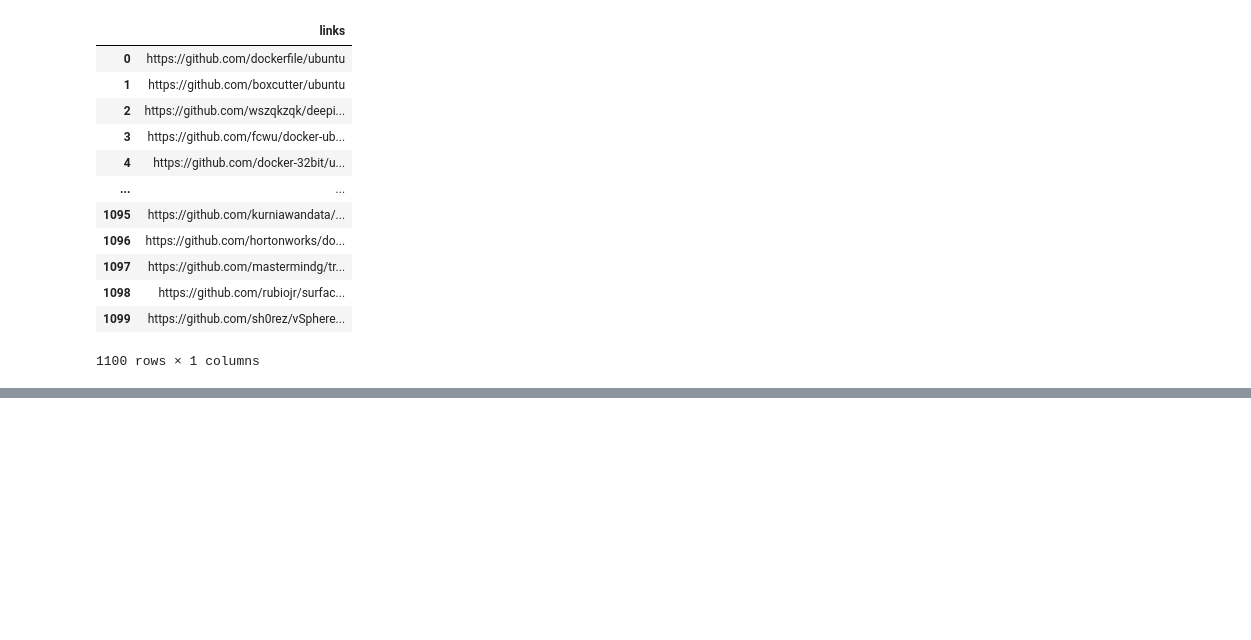
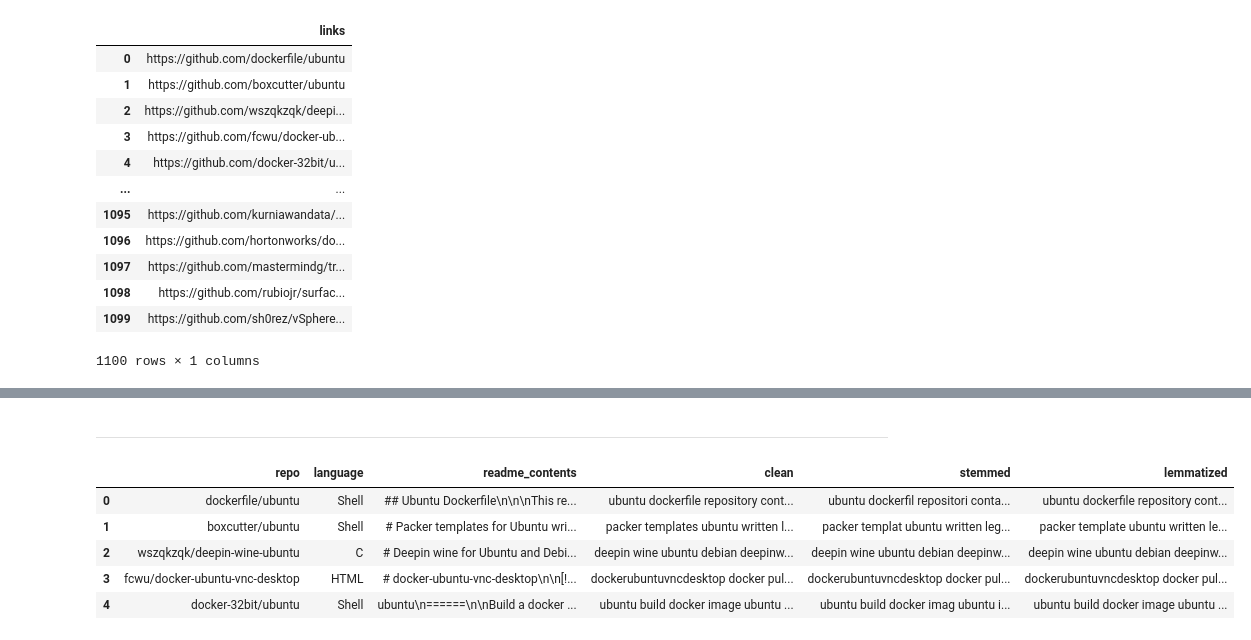
Before and after one commit to jemison-nlp-AnJeSt/github-NLP-project, a Jupyter notebook: Eyring-notebook.ipynb, the cells around one changed output, grey strips where cells are left out. Drawn from its saved outputs; the diff is of its cells as text; code cells hidden in the pictures; blank space fills up the shorter version.

Commit message:
adding some prep functions

```diff
--- a/Eyring-notebook.ipynb
+++ b/Eyring-notebook.ipynb
@@ -114,0 +198,4 @@ ubuntu.to_csv('ubuntu_repo_link', index=False)
+# %%
+#testing function:
+example = tokenize(example)
+example
@@ -114,0 +241,12 @@ ubuntu.to_csv('ubuntu_repo_link', index=False)
+# %%
+def lemmatize(string):
+    """This function takes in a string and returns a lemmatized version of the string."""
+    # create our lemmatizer object
+    wnl = nltk.stem.WordNetLemmatizer()
+    # use a list comprehension to lemmatize each word
+    # string.split() => output a list of every token inside of the document
+    lemmas = [wnl.lemmatize(word) for word in string.split()]
+    # glue the lemmas back together by the strings we split on
+    string = ' '.join(lemmas)
+    #return the altered document
+    return string
@@ -114,0 +271,37 @@ ubuntu.to_csv('ubuntu_repo_link', index=False)
+# %%
+#sticking with lemmatizer and applying clean, lemmatizer, and stopwords:
+def prep_article_data(df, column, ignore_columns = [], extra_words=[], exclude_words=[]):
+    '''
+    This function takes in a df and the string name for a text column with the
+    option to pass lists for extra_words and exclude_words and
+    returns a df with the text article title, original text, stemmed text,
+    lemmatized text, cleaned, tokenized, & lemmatized text with stopwords removed.
+    '''
+    df['clean'] = df[column].apply(basic_clean)\
+                            .apply(tokenize)\
+                            .apply(remove_stopwords,
+                                  extra_words=extra_words,
+                                  exclude_words=exclude_words)
+
+    df['stemmed'] = df['clean'].apply(stem)
+
+    df['lemmatized'] = df['clean'].apply(lemmatize)
+
+    cleaned_columns = [column, 'clean','stemmed','lemmatized']
+    all_columns = ignore_columns + cleaned_columns
+
+
+    return df[all_columns]
+# %% [markdown]
+___________________________________
+# %%
+ubuntu_df = prep_article_data(ubuntu, 'readme_contents', ignore_columns = ['repo','language'], extra_words=[], exclude_words=[])
+# %%
+ubuntu_df.head()
+# %% [output]
+|  | repo | language | readme_contents | clean | stemmed | lemmatized |
+| 0 | dockerfile/ubuntu | Shell | ## Ubuntu Dockerfile\n\n\nThis re... | ubuntu dockerfile repository cont... | ubuntu dockerfil repositori conta... | ubuntu dockerfile repository cont... |
+| 1 | boxcutter/ubuntu | Shell | # Packer templates for Ubuntu wri... | packer templates ubuntu written l... | packer templat ubuntu written leg... | packer template ubuntu written le... |
+| 2 | wszqkzqk/deepin-wine-ubuntu | C | # Deepin wine for Ubuntu and Debi... | deepin wine ubuntu debian deepinw... | deepin wine ubuntu debian deepinw... | deepin wine ubuntu debian deepinw... |
+| 3 | fcwu/docker-ubuntu-vnc-desktop | HTML | # docker-ubuntu-vnc-desktop\n\n[!... | dockerubuntuvncdesktop docker pul... | dockerubuntuvncdesktop docker pul... | dockerubuntuvncdesktop docker pul... |
+| 4 | docker-32bit/ubuntu | Shell | ubuntu\n======\n\nBuild a docker ... | ubuntu build docker image ubuntu ... | ubuntu build docker imag ubuntu i... | ubuntu build docker image ubuntu ... |
```
Also changed, not shown: parts of 28 cells of this notebook, 1 other file.
